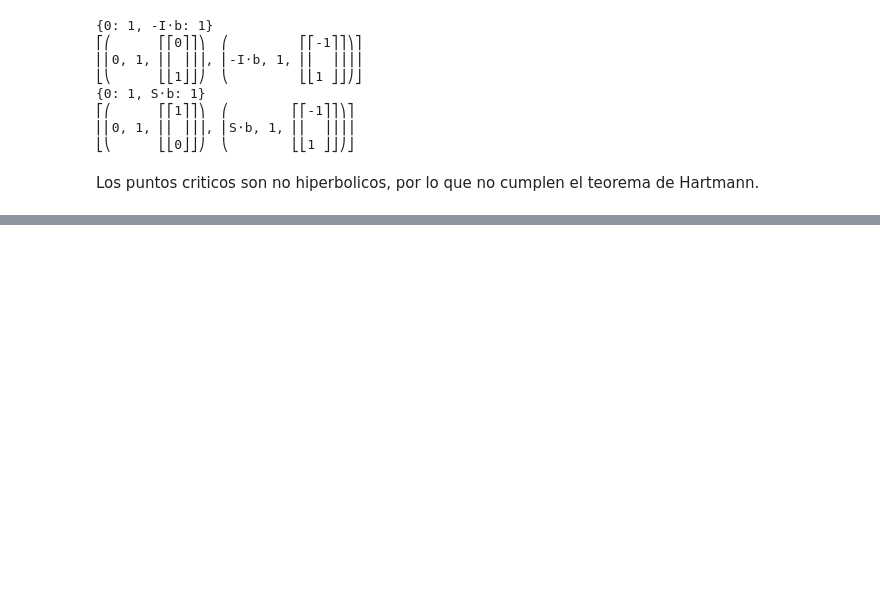
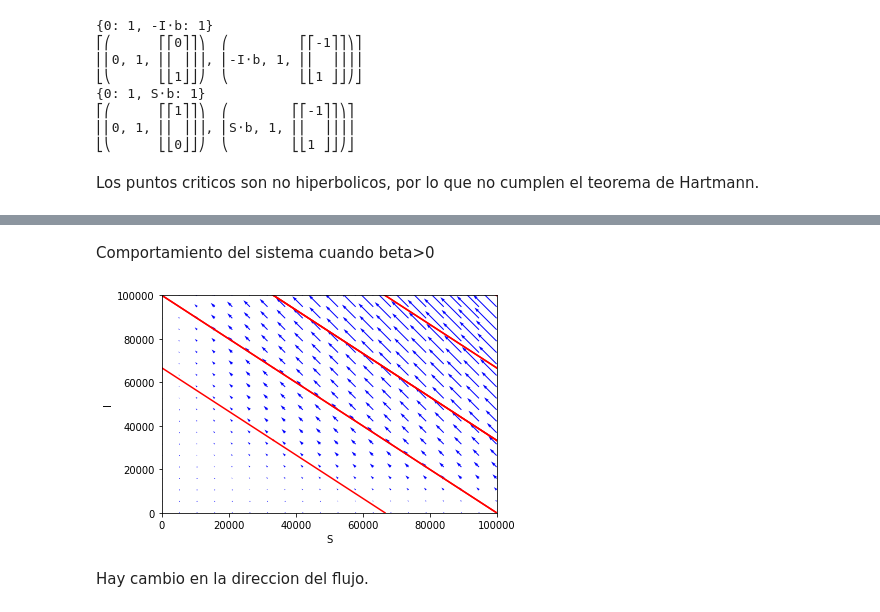
Before and after one commit to deleonja/dynamical-sys, a Jupyter notebook: ModeloSI(infecciosas).ipynb, the cells around one changed output, grey strips where cells are left out. Cells and saved outputs as stored; diff of their text form; code cells hidden in the pictures; blank space fills up the shorter version.

```diff
--- a/ModeloSI(infecciosas).ipynb
+++ b/ModeloSI(infecciosas).ipynb
@@ -44,0 +91,39 @@ Los puntos criticos son no hiperbolicos, por lo que no cumplen el teorema de Har
+# %% [markdown]
+Comportamiento del sistema cuando beta>0
+# %%
+#sistema dS/dt=-b*S*I, dI/dt=b*I*S con beta>0
+def dx_dt(x,t):
+    return [ -1*x[0]*x[1] , 1*x[1]*x[0] ]
+#trayectorias en tiempo hacia adelante
+ts=np.linspace(0,10,500)
+ic=np.linspace(0,100000,4)
+for r in ic:
+    for s in ic:
+        x0=[r,s]
+        xs=odeint(dx_dt,x0,ts)
+        plt.plot(xs[:,0],xs[:,1],"r-")
+#trayectorias en tiempo hacia atras
+ts=np.linspace(0,-10,500)
+ic=np.linspace(0,100000,4)
+for r in ic:
+    for s in ic:
+        x0=[r,s]
+        xs=odeint(dx_dt,x0,ts)
+        plt.plot(xs[:,0],xs[:,1],"r-")
+#etiquetas de ejes y estilo de letra
+plt.xlabel('S',fontsize=10)
+plt.ylabel('I',fontsize=10)
+plt.tick_params(labelsize=10)
+plt.xlim(0,100000)
+plt.ylim(0,100000)
+#campo vectorial
+X,Y=np.mgrid[0:100000:20j,0:100000:20j]
+u=-1*X*Y
+v=1*Y*X
+pl.quiver(X,Y,u,v,color='b')
+plt.savefig("SIinf02.pdf")
+plt.show()
+# %% [output]
+[figure, added]
+# %% [markdown]
+Hay cambio en la direccion del flujo.
```
Also changed, not shown: parts of 5 cells of this notebook.
